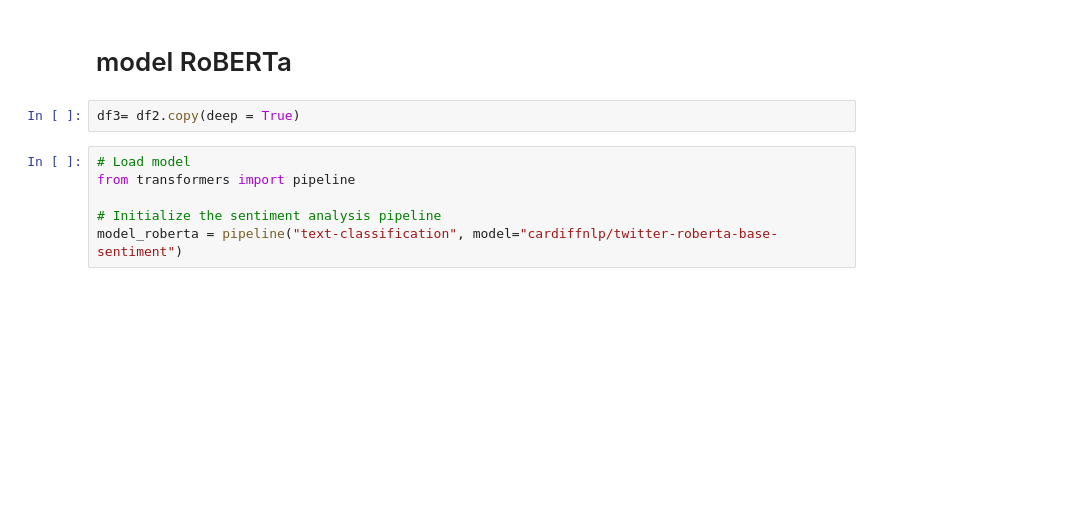
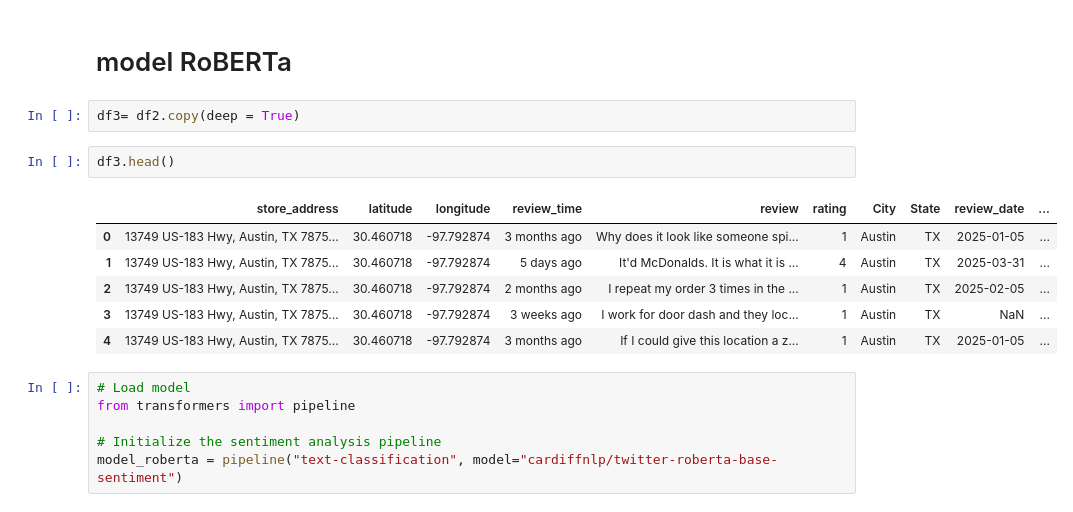
Before and after one commit to dsfsgroup4/customer-sentiment-analysis, a Jupyter notebook: mcdo_mg.ipynb, the cells around one changed output. Drawn from its saved outputs; the diff is of its cells as text; blank space fills up the shorter version.

```diff
--- a/mcdo_mg.ipynb
+++ b/mcdo_mg.ipynb
@@ -610,6 +629,15 @@ dtype: float64
 # model RoBERTa
 # %%
 df3= df2.copy(deep = True)
+# %%
+df3.head()
+# %% [output]
+|  | store_address | latitude | longitude | review_time | review | rating | City | State | review_date | ... |
+| 0 | 13749 US-183 Hwy, Austin, TX 7875... | 30.460718 | -97.792874 | 3 months ago | Why does it look like someone spi... | 1 | Austin | TX | 2025-01-05 | ... |
+| 1 | 13749 US-183 Hwy, Austin, TX 7875... | 30.460718 | -97.792874 | 5 days ago | It'd McDonalds. It is what it is ... | 4 | Austin | TX | 2025-03-31 | ... |
+| 2 | 13749 US-183 Hwy, Austin, TX 7875... | 30.460718 | -97.792874 | 2 months ago | I repeat my order 3 times in the ... | 1 | Austin | TX | 2025-02-05 | ... |
+| 3 | 13749 US-183 Hwy, Austin, TX 7875... | 30.460718 | -97.792874 | 3 weeks ago | I work for door dash and they loc... | 1 | Austin | TX | NaN | ... |
+| 4 | 13749 US-183 Hwy, Austin, TX 7875... | 30.460718 | -97.792874 | 3 months ago | If I could give this location a z... | 1 | Austin | TX | 2025-01-05 | ... |
 # %%
 # Load model
 from transformers import pipeline
```
Also changed, not shown: parts of 15 cells of this notebook.
